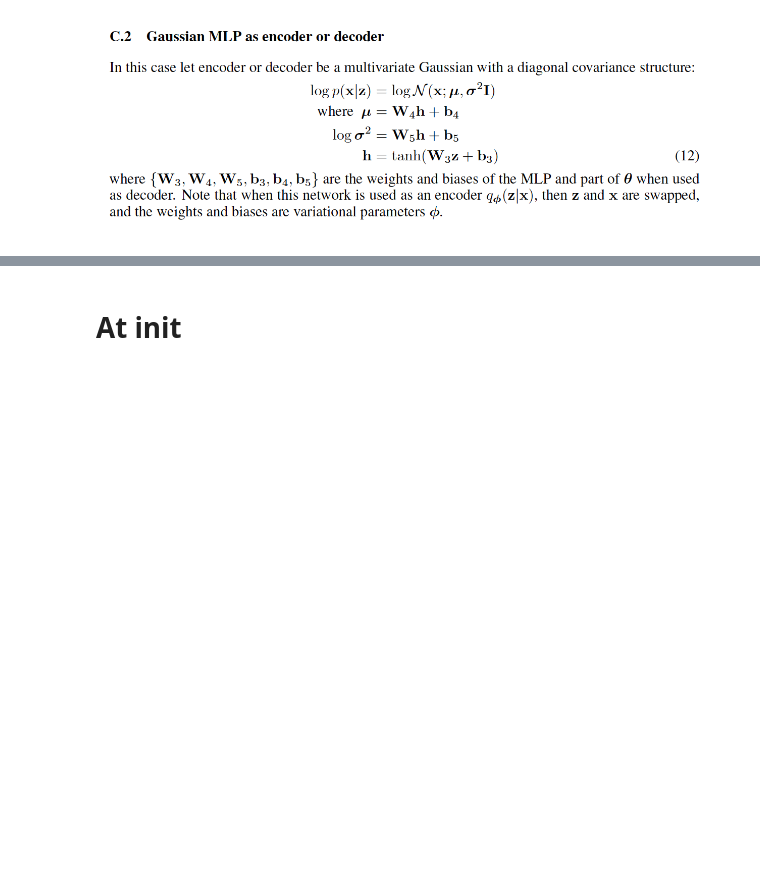
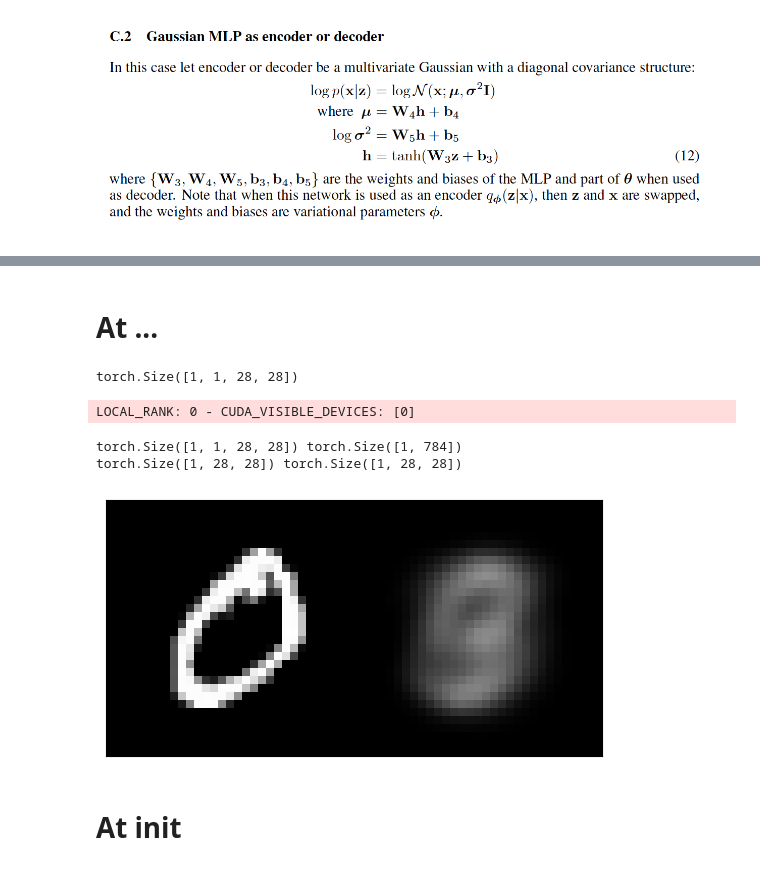
Before and after one commit to davidwagnerkc/pudding, a Jupyter notebook: vae.ipynb, the cells around one changed output, grey strips where cells are left out. Cells and saved outputs as stored; diff of their text form; code cells hidden in the pictures; blank space fills up the shorter version.

```diff
--- a/vae.ipynb
+++ b/vae.ipynb
@@ -157,3 +188,24 @@ show(grid)
+# %% [markdown]
+# At ...
+# %%
+from torchvision.utils import make_grid
+x = dataset[1][0]
+x = x.unsqueeze(dim=0)
+x.shape
+# %% [output]
+torch.Size([1, 1, 28, 28])
+# %%
+x_prime, _, _ = trainer.predict(lit_vae, x)[0]
+print(x.shape, x_prime.shape)
+imgs = [x[0], x_prime.reshape(1, 28, 28)]
+print(imgs[0].shape, imgs[1].shape)
+grid = make_grid(imgs)
+show(grid)
+# %% [output]
+LOCAL_RANK: 0 - CUDA_VISIBLE_DEVICES: [0]
+torch.Size([1, 1, 28, 28]) torch.Size([1, 784])
+torch.Size([1, 28, 28]) torch.Size([1, 28, 28])
+[figure, added]
 # %% [markdown]
 # At init
 # %%
```
Also changed, not shown: parts of 28 cells of this notebook.
